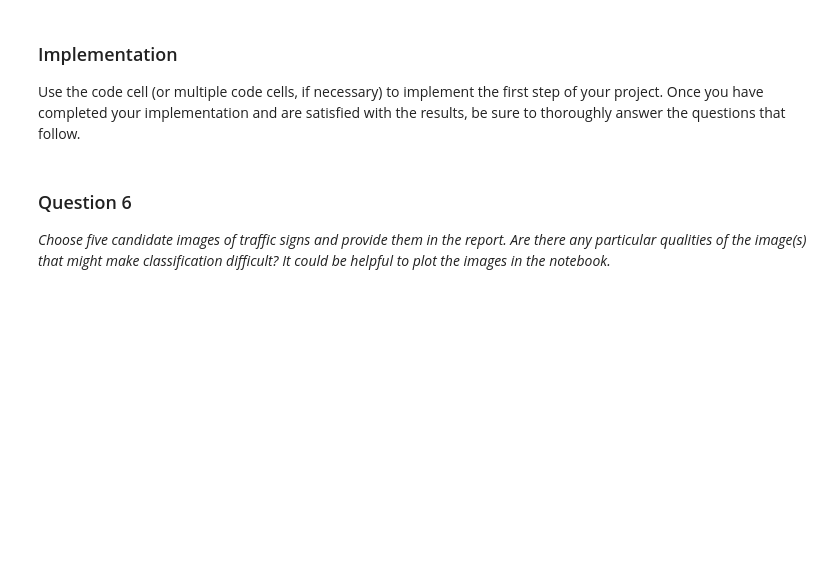
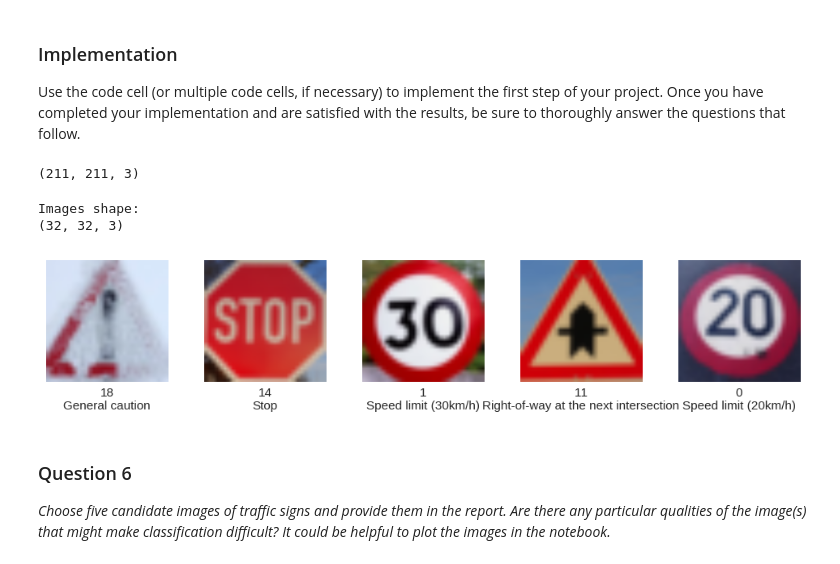
Before and after one commit to neoestod/Traffic-Sign-Classifier, a Jupyter notebook: Traffic_Sign_Classifier.ipynb, the cells around one changed output. Saved outputs shown, nothing was run; the diff lists cells and outputs as text; code cells hidden in the pictures; blank space fills up the shorter version.

```diff
--- a/Traffic_Sign_Classifier.ipynb
+++ b/Traffic_Sign_Classifier.ipynb
@@ -616,3 +726,31 @@ Use the code cell (or multiple code cells, if necessary) to implement the first
+# %%
+x_images = []
+y_images = []
+dir_path = "/home/shreyas/Documents/sdcND/data/test_images/"
+for image in os.listdir(dir_path):
+        x_images.append(ndimage.imread(dir_path + image))
+        y_images.append(int(image.split('.')[0]))
+
+x_images = np.array(x_images)
+y_images = np.array(y_images)
+x_images /= 255
+
+print(x_images[2].shape)
+# %% [output]
+(211, 211, 3)
+# %%
+#resize images to match the model input
+x_images = np.array([sp.misc.imresize(img, [32,32]) for img in x_images])
+
+print("Images shape: ")
+print(x_images[0].shape)
+# %% [output]
+Images shape:
+(32, 32, 3)
+# %%
+plot_img(x_images[:5],y_images[:5])
+# %% [output]
+[figure, added]
 # %% [markdown]
 ### Question 6
 
```
Also changed, not shown: parts of 28 cells of this notebook.
